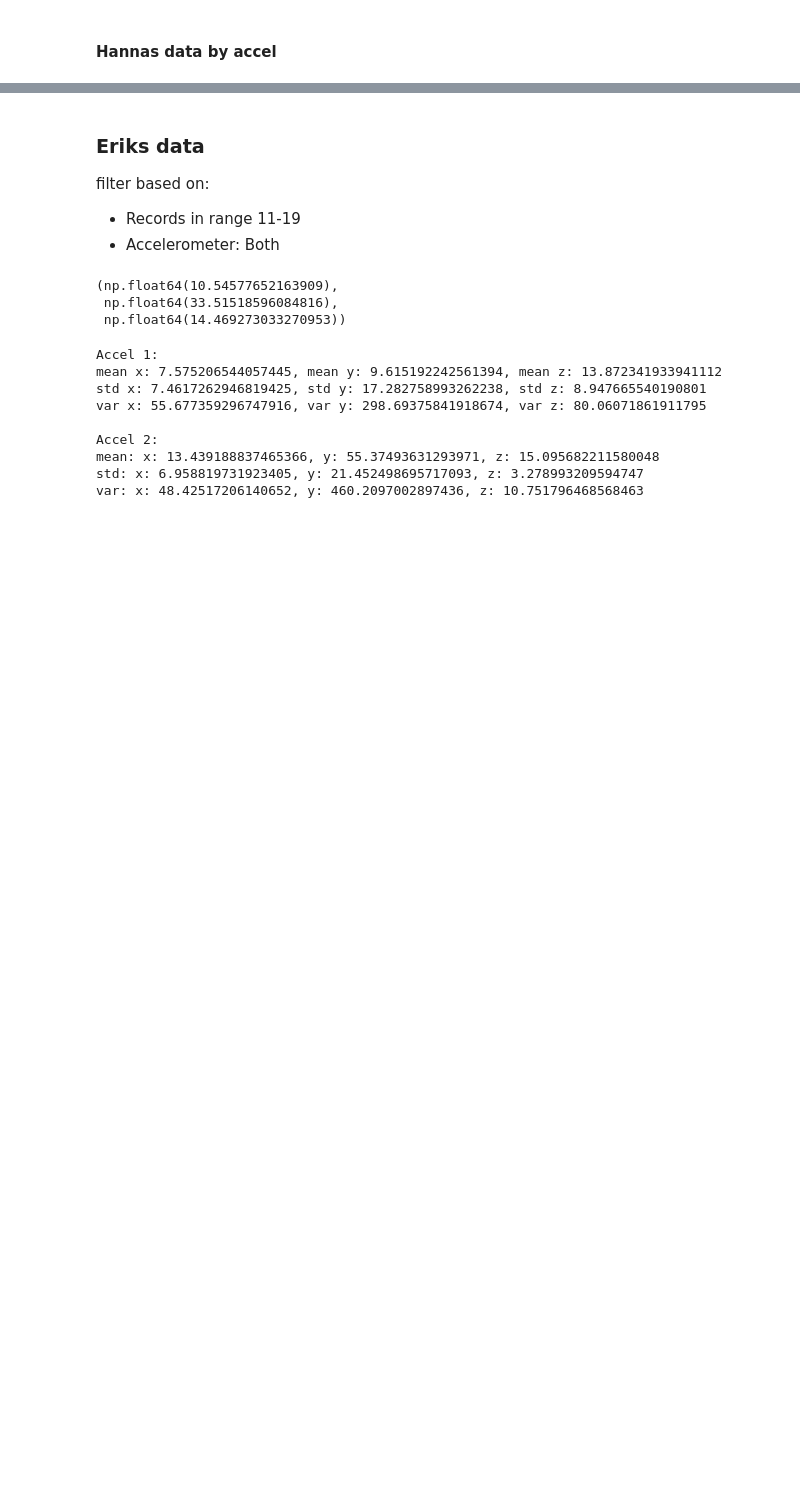
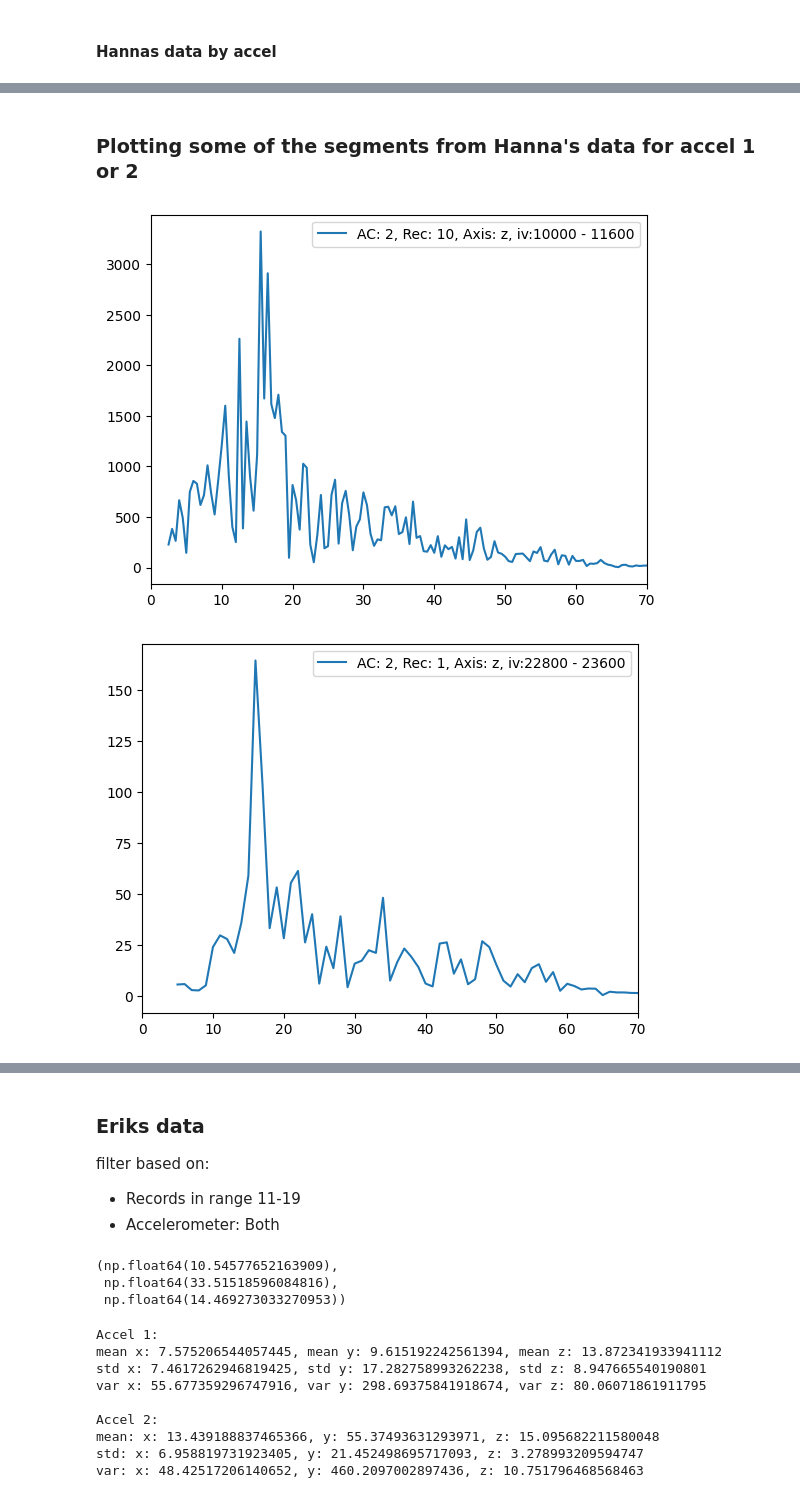
Before and after one commit to jgrk/accel-write, a Jupyter notebook: analys.ipynb, the cells around one changed output, grey strips where cells are left out. Saved outputs shown, nothing was run; the diff lists cells and outputs as text; code cells hidden in the pictures; blank space fills up the shorter version.

```diff
--- a/analys.ipynb
+++ b/analys.ipynb
@@ -165,0 +151,17 @@ var x: 7.289591079945403, var y: 73.9257083077937, var z: 6.180640267791329
+# %% [markdown]
+### Plotting some of the segments from Hanna's data for accel 1 or 2
+# %%
+# params
+axis = "z"
+ac = "2"
+
+for i, rec in enumerate([record for record in records[axis] if record.accel == ac]):
+    if i > 10:
+        break
+    plt.figure()
+    plt.xlim(0,70)
+    plt.plot(rec.freqs[5:], rec.mags[5:], label=f"AC: {rec.accel}, Rec: {rec.record}, Axis: {rec.coord}, iv: {rec.metadata['start_idx']} - {rec.metadata['stop_idx']}")
+    plt.legend()
+# %% [output]
+[figure, added]
+[figure, added]
```
Also changed, not shown: parts of 13 cells of this notebook, 1 other file.
